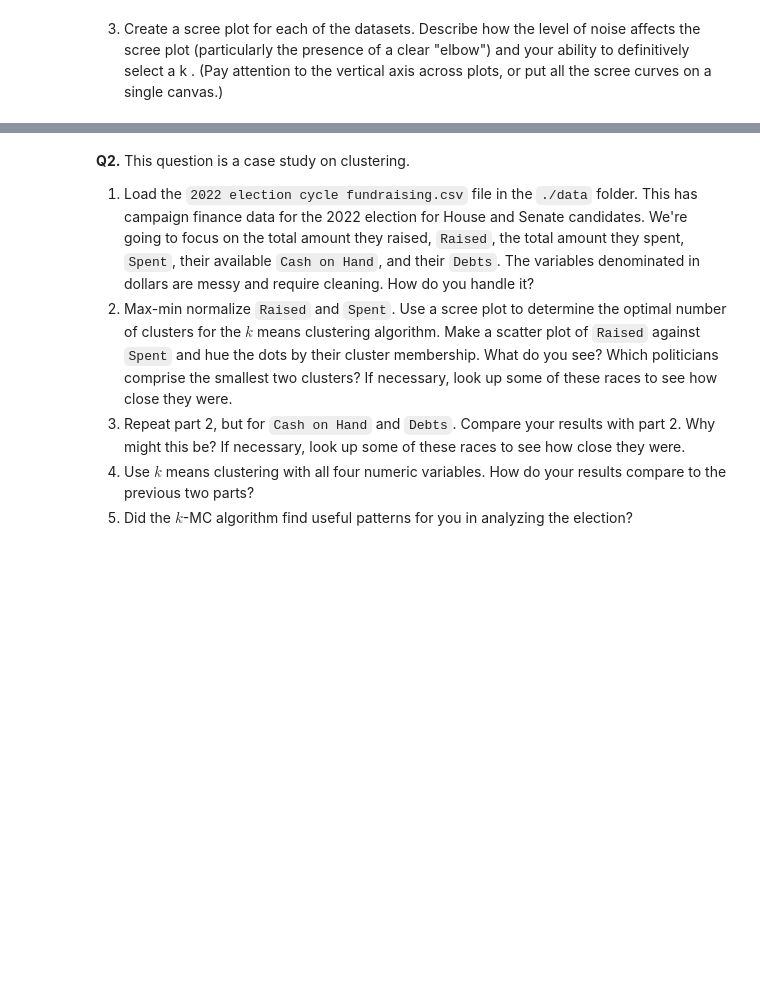
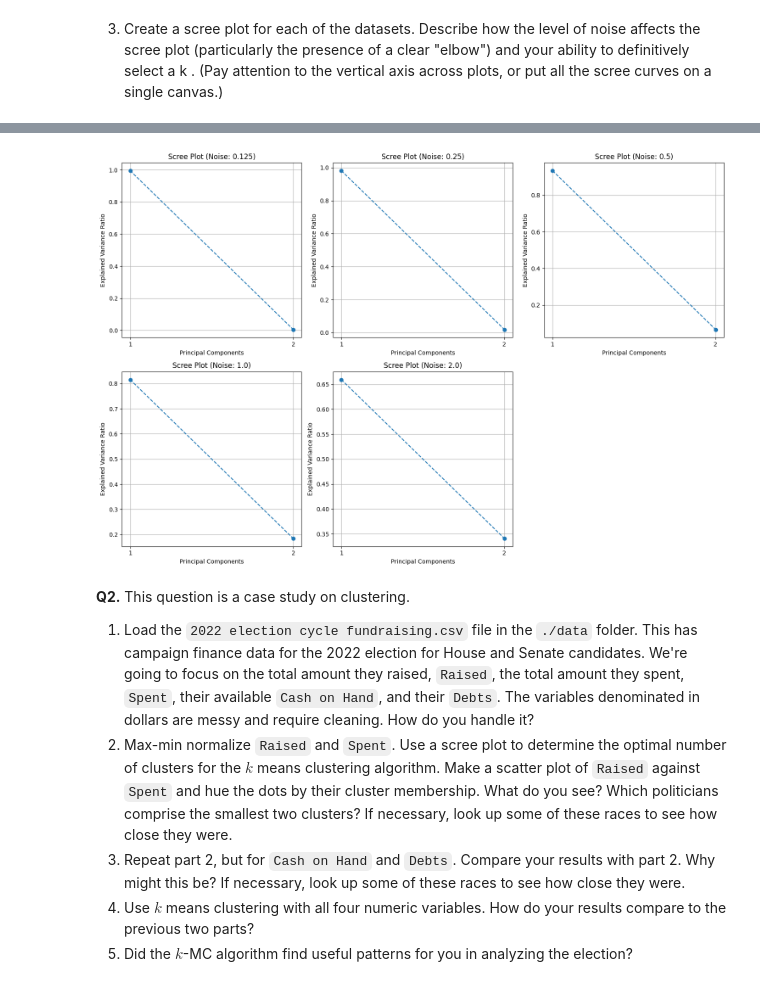
Before and after one commit to aileenkent/clustering, a Jupyter notebook: assignment/assignment_clustering.ipynb, the cells around one changed output, grey strips where cells are left out. Drawn from its saved outputs; the diff is of its cells as text; code cells hidden in the pictures; blank space fills up the shorter version.

```diff
--- a/assignment/assignment_clustering.ipynb
+++ b/assignment/assignment_clustering.ipynb
@@ -102,3 +179,27 @@ from sklearn.preprocessing import StandardScaler
+# %%
+datasets = [df0_125,df0_25,df0_5,df1_0,df2_0]
+noise = [0.125,0.25,0.5,1.0,2.0]
+
+plt.figure(figsize=(15, 10))
+
+for i, df in enumerate(datasets):
+  pca = PCA()
+  pca.fit(df[['x1','x2']])
+
+  explained_variance = pca.explained_variance_ratio_
+
+  plt.subplot(2, 3, i+1)
+  plt.plot(np.arange(1, len(explained_variance) + 1), explained_variance, marker='o', linestyle='--')
+  plt.title(f'Scree Plot (Noise: {noise[i]})')
+  plt.xlabel('Principal Components')
+  plt.ylabel('Explained Variance Ratio')
+  plt.xticks(np.arange(1, len(explained_variance) + 1))
+  plt.grid(True)
+
+plt.tight_layout()
+plt.show()
+# %% [output]
+[figure, added]
 # %% [markdown]
 **Q2.** This question is a case study on clustering.
 
```
Also changed, not shown: parts of 11 cells of this notebook.
